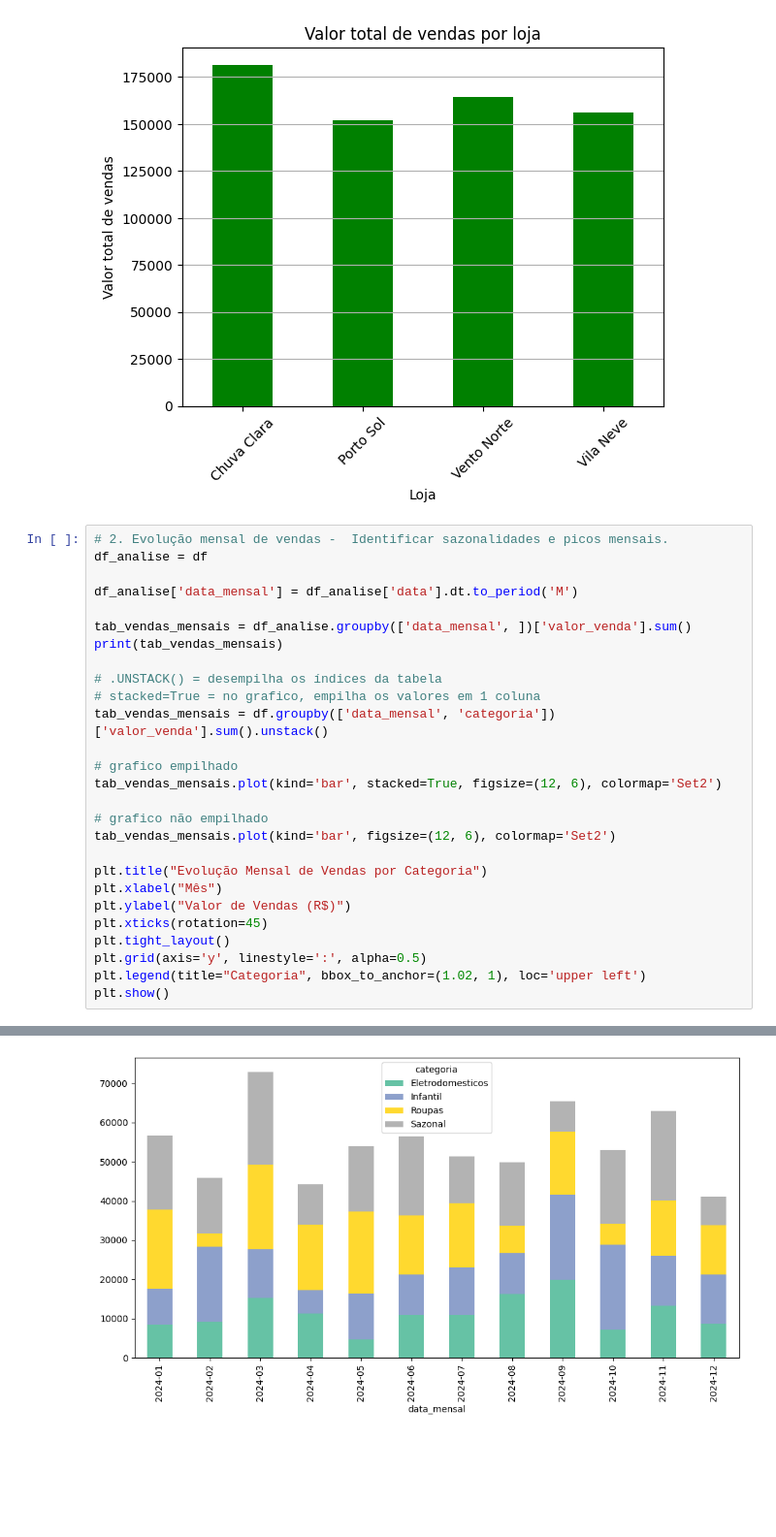
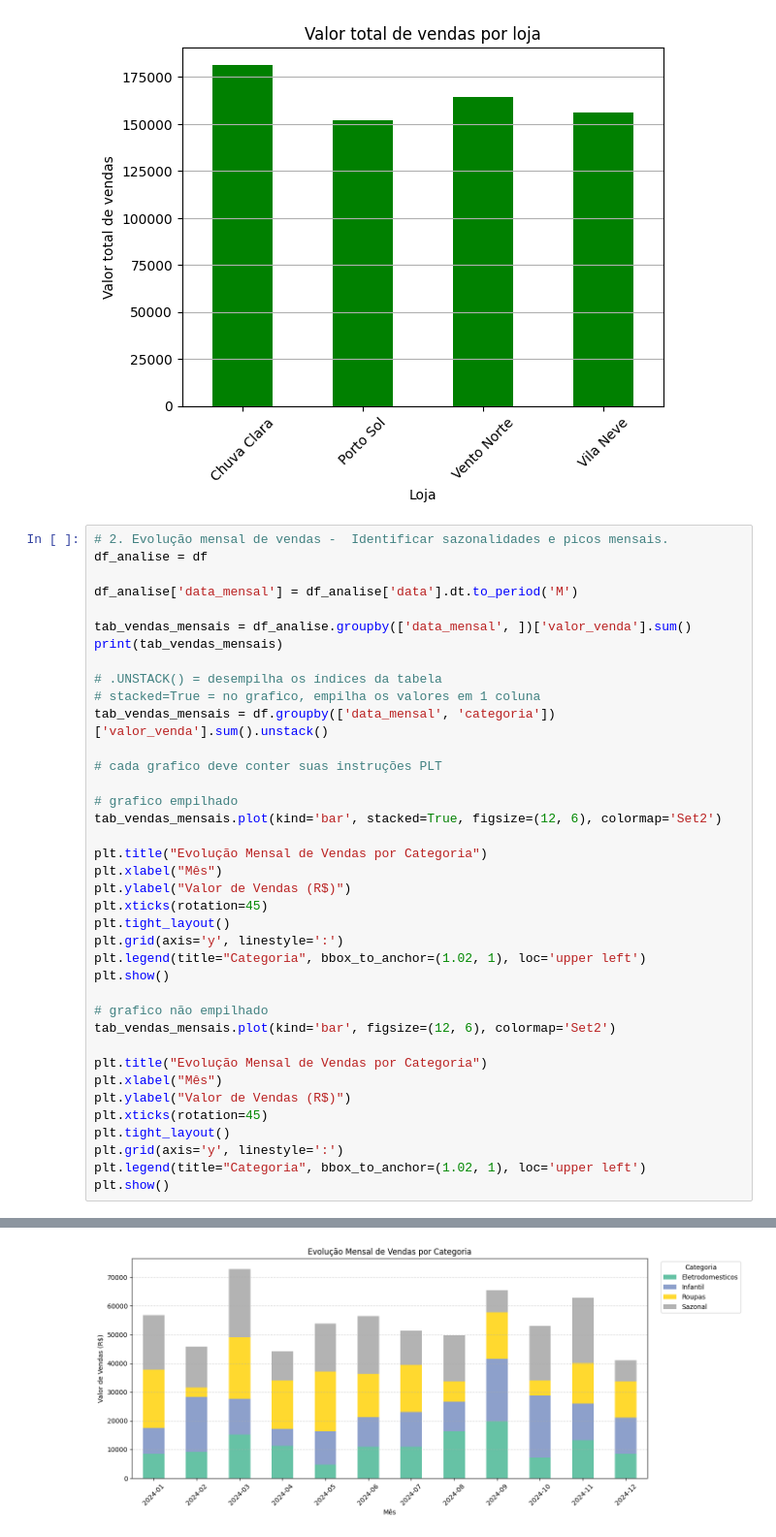
Before and after one commit to IIIgorMoura/PY-tratamento_analise_dados, a Jupyter notebook: main.ipynb, the cells around one changed output, grey strips where cells are left out. Shown: that part at 97% size. Saved outputs shown, nothing was run; the diff lists cells and outputs as text; blank space fills up the shorter version.

Commit message:
estilização graficos

```diff
--- a/main.ipynb
+++ b/main.ipynb
@@ -276,34 +276,45 @@ print(tab_vendas_mensais)
 # stacked=True = no grafico, empilha os valores em 1 coluna
 tab_vendas_mensais = df.groupby(['data_mensal', 'categoria'])['valor_venda'].sum().unstack()
 
+# cada grafico deve conter suas instruções PLT
+
 # grafico empilhado
 tab_vendas_mensais.plot(kind='bar', stacked=True, figsize=(12, 6), colormap='Set2')
+
+plt.title("Evolução Mensal de Vendas por Categoria")
+plt.xlabel("Mês")
+plt.ylabel("Valor de Vendas (R$)")
+plt.xticks(rotation=45)
+plt.tight_layout()
+plt.grid(axis='y', linestyle=':')
+plt.legend(title="Categoria", bbox_to_anchor=(1.02, 1), loc='upper left')
+plt.show()
 
 # grafico não empilhado
 tab_vendas_mensais.plot(kind='bar', figsize=(12, 6), colormap='Set2')
 
 plt.title("Evolução Mensal de Vendas por Categoria")
 plt.xlabel("Mês")
 plt.ylabel("Valor de Vendas (R$)")
 plt.xticks(rotation=45)
 plt.tight_layout()
-plt.grid(axis='y', linestyle=':', alpha=0.5)
+plt.grid(axis='y', linestyle=':')
 plt.legend(title="Categoria", bbox_to_anchor=(1.02, 1), loc='upper left')
 plt.show()
 # %% [output]
 data_mensal
 2024-01    56732.06
 2024-02    45866.97
 2024-03    72899.29
 2024-04    44274.06
 2024-05    53924.33
 2024-06    56458.80
 2024-07    51397.16
 2024-08    49795.46
 2024-09    65488.30
 2024-10    53052.39
 2024-11    62887.25
 2024-12    41121.14
 Freq: M, Name: valor_venda, dtype: float64
-[figure, old version]
+[figure, new version]
 [figure]
```
Also changed, not shown: parts of 6 cells of this notebook, 1 other file.
